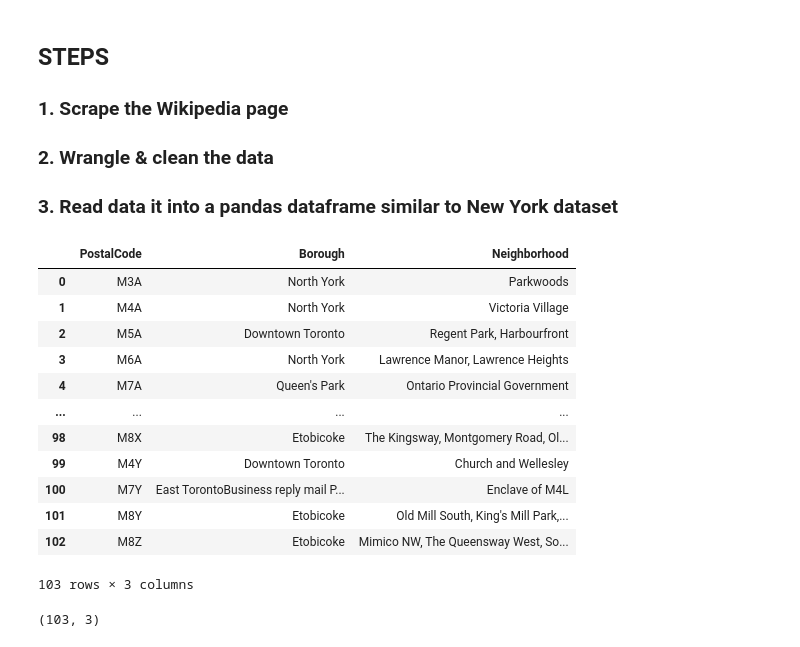
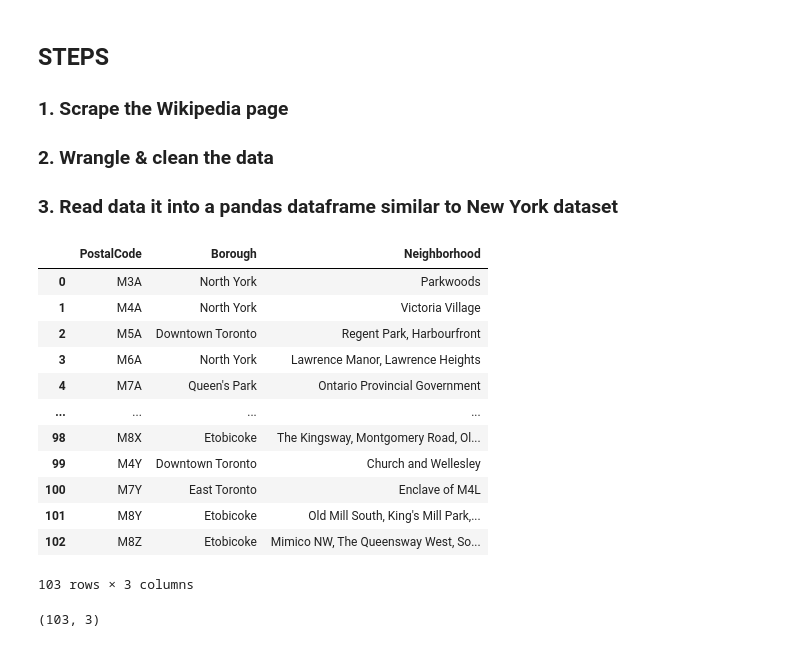
Before and after one commit to Segun-Ibitokun/Coursera_Capstone, a Jupyter notebook: Segmenting and Clustering Neighborhoods in Toronto.ipynb, the cells around one changed output. Drawn from its saved outputs; the diff is of its cells as text; code cells hidden in the pictures.

```diff
--- a/Segmenting and Clustering Neighborhoods in Toronto.ipynb
+++ b/Segmenting and Clustering Neighborhoods in Toronto.ipynb
@@ -32,35 +32,41 @@ ALL REQUIRED LIBRARIES IMPORTED.
 # Scrape Wikipage for Toronto Postal Codes
 url='https://en.wikipedia.org/wiki/List_of_postal_codes_of_Canada:_M'
 response = requests.get(url)
 
-#Process and convert html data
+#Process and convert html data to Dataframe
 data = response.text
 soup = BeautifulSoup(data,'html.parser')
 table_contents=[]
 table=soup.find('table')
 for row in table.findAll('td'):
     cell = {}
     if row.span.text=='Not assigned':
         pass
     else:
         cell['PostalCode'] = row.p.text[:3]
         cell['Borough'] = (row.span.text).split('(')[0]
         cell['Neighborhood'] = (((((row.span.text).split('(')[1]).strip(')')).replace(' /',',')).replace(')',' ')).strip(' ')
         table_contents.append(cell)
 
 df=pd.DataFrame(table_contents)
+
+#Data Cleanup
+df['Borough']=df['Borough'].replace({'Downtown TorontoStn A PO Boxes25 The Esplanade':'Downtown Toronto',
+                                             'East TorontoBusiness reply mail Processing Centre969 Eastern':'East Toronto',
+                                             'EtobicokeNorthwest':'Etobicoke Northwest','East YorkEast Toronto':'East Toronto',
+                                             'MississaugaCanada Post Gateway Processing Centre':'Mississauga'})
 df
 # %% [output]
 |  | PostalCode | Borough | Neighborhood |
 | 0 | M3A | North York | Parkwoods |
 | 1 | M4A | North York | Victoria Village |
 | 2 | M5A | Downtown Toronto | Regent Park, Harbourfront |
 | 3 | M6A | North York | Lawrence Manor, Lawrence Heights |
 | 4 | M7A | Queen's Park | Ontario Provincial Government |
 | ... | ... | ... | ... |
 | 98 | M8X | Etobicoke | The Kingsway, Montgomery Road, Ol... |
 | 99 | M4Y | Downtown Toronto | Church and Wellesley |
-| 100 | M7Y | East TorontoBusiness reply mail P... | Enclave of M4L |
+| 100 | M7Y | East Toronto | Enclave of M4L |
 | 101 | M8Y | Etobicoke | Old Mill South, King's Mill Park,... |
 | 102 | M8Z | Etobicoke | Mimico NW, The Queensway West, So... |
 103 rows × 3 columns
```
Also changed, not shown: parts of 13 cells of this notebook.
